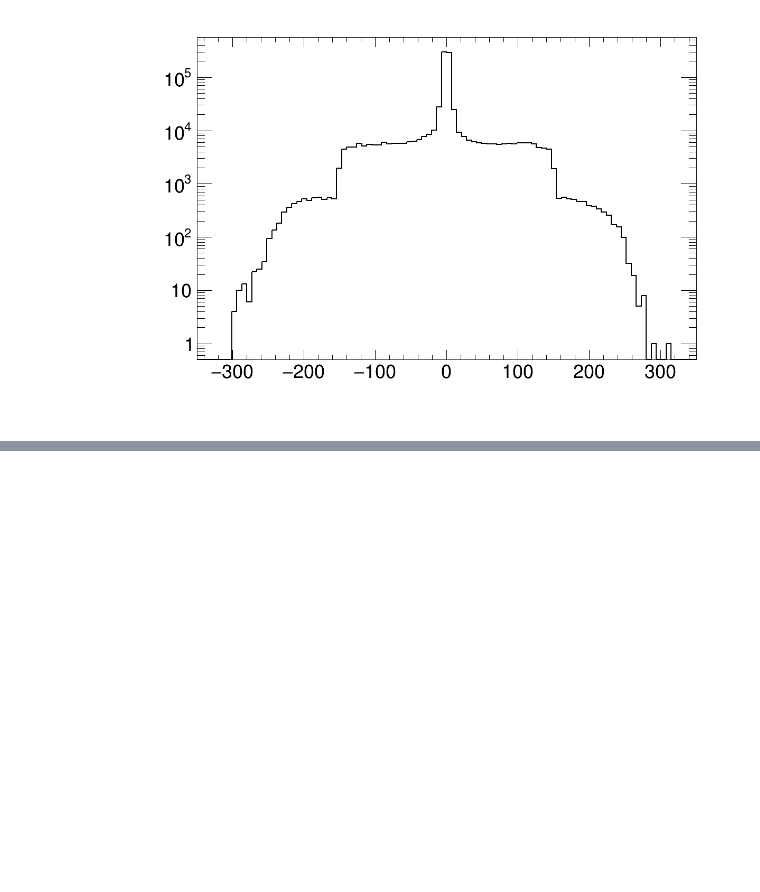
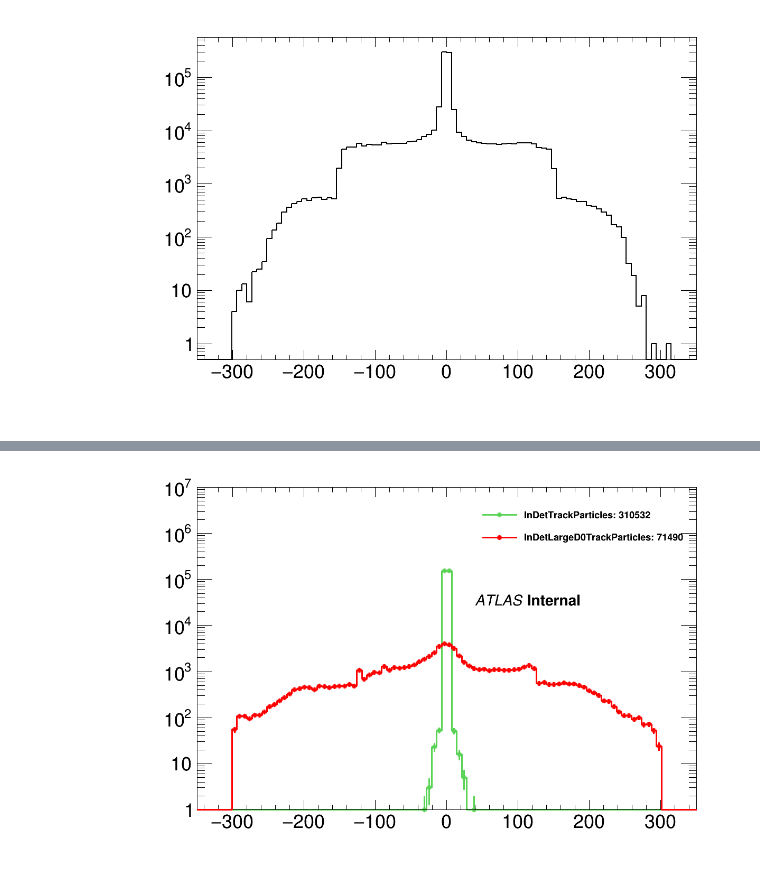
Before and after one commit to robinnewhouse/LRTNotebooks, a Jupyter notebook: xAOD_Analysis.ipynb, the cells around one changed output, grey strips where cells are left out. Saved outputs shown, nothing was run; the diff lists cells and outputs as text; code cells hidden in the pictures; blank space fills up the shorter version.

```diff
--- a/xAOD_Analysis.ipynb
+++ b/xAOD_Analysis.ipynb
@@ -319,3 +317,7 @@ c.Draw()
 TCanvas::Constructor      WARNING Deleting canvas with same name: c
 TFile::Append             WARNING Replacing existing TH1: h_InDetTrackParticles_d0 (Potential memory leak).
 [figure]
+# %%
+f = ROOT.TFile(f'/data/newhouse/LRT/from_max.AOD.root')
+t = ROOT.xAOD.MakeTransientTree( f, "CollectionTree")
+t.GetEntries()
@@ -321,0 +364,46 @@ TFile::Append             WARNING Replacing existing TH1: h_InDetTrackParticles_
+# %%
+# Get histogram by Draw method
+h_InDetTrackParticles_d0 = ROOT.TH1F("h_InDetTrackParticles_d0","h_InDetTrackParticles_d0",100,-350,350);
+t.Draw("InDetTrackParticles.d0()>>h_InDetTrackParticles_d0","", "")
+# h_InDetTrackParticles_d0 = ROOT.gDirectory.Get("h_InDetTrackParticles_d0");
+
+# Get histogram by Draw method
+h_InDetLargeD0TrackParticles_d0 = ROOT.TH1F("h_InDetLargeD0TrackParticles_d0","h_InDetLargeD0TrackParticles_d0",100,-350,350);
+t.Draw("InDetLargeD0TrackParticles.d0()>>h_InDetLargeD0TrackParticles_d0","", "")
+# h_InDetLargeD0TrackParticles_d0 = ROOT.gDirectory.Get("h_InDetLargeD0TrackParticles_d0");
+
+
+c = ROOT.TCanvas("c", "", int(1200), int(800))
+c.SetLogy()
+
+histograms = [h_InDetTrackParticles_d0, h_InDetLargeD0TrackParticles_d0]
+
+for h in histograms:
+    h.SetLineWidth(3)
+    h.Sumw2()
+
+h_InDetTrackParticles_d0.GetYaxis().SetRangeUser(1,10e6);
+h_InDetTrackParticles_d0.SetLineColor(8)
+h_InDetTrackParticles_d0.SetMarkerColor(8)
+h_InDetTrackParticles_d0.Draw("same hist e1")
+
+h_InDetLargeD0TrackParticles_d0.SetLineColor(ROOT.kRed)
+h_InDetLargeD0TrackParticles_d0.SetMarkerColor(ROOT.kRed)
+h_InDetLargeD0TrackParticles_d0.Draw("same hist e1")
+
+
+x, y = (0.6, 0.8)
+leg = ROOT.TLegend(x, 0.8, 0.91, 0.91)
+leg.SetTextSize(0.025)
+leg.SetBorderSize(0)
+leg.SetFillColor(ROOT.kWhite)
+leg.SetShadowColor(ROOT.kWhite)
+for h, label in zip(histograms, ["InDetTrackParticles", "InDetLargeD0TrackParticles"]) :
+    leg.AddEntry(h, label +": "+ str(int(h.GetEntries())), "lp")
+leg.Draw()
+
+dy = .07
+atlas_label(x,y-2*dy,'Internal')
+
+c.Draw()
+# %% [output]
@@ -321,0 +413 @@ TFile::Append             WARNING Replacing existing TH1: h_InDetTrackParticles_
+[figure, added]
```
Also changed, not shown: parts of 6 cells of this notebook, 1 other file.
